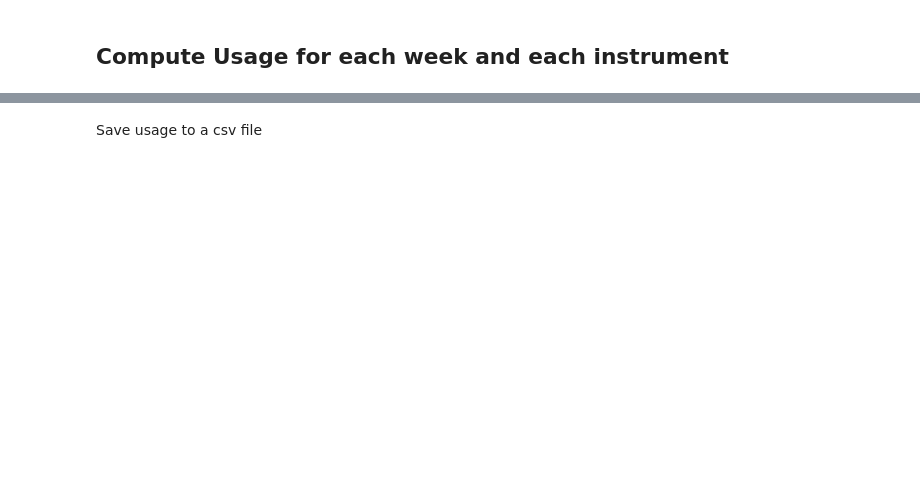
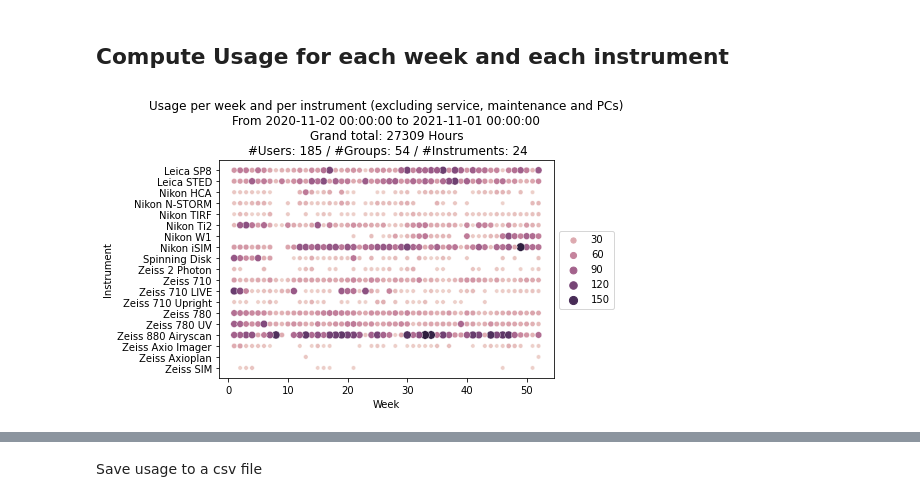
Before and after one commit to jboulanger/UsageStats, a Jupyter notebook: Usage Stats Analytics.ipynb, the cells around one changed output, grey strips where cells are left out. Cells and saved outputs as stored; diff of their text form; code cells hidden in the pictures; blank space fills up the shorter version.

```diff
--- a/Usage Stats Analytics.ipynb
+++ b/Usage Stats Analytics.ipynb
@@ -256,8 +360,10 @@ usage = get_usage_by_instrument(bookings, start_date=start_date, num_weeks=num_w
 # %%
 sns.scatterplot(data=usage[usage['Usage']>0].sort_values('Instrument'),x='Week',y='Instrument',hue='Usage',size='Usage')
 plt.legend(bbox_to_anchor=(1,0.7))
-plt.title('Usage per week and per instrument (excluding service, maintenance and PCs)')
+plt.title('Usage per week and per instrument (excluding service, maintenance and PCs)'+info_str)
 plt.savefig('usage-per-instrument-per-week-blot.pdf',pad_inches=1.2,bbox_inches='tight')
+# %% [output]
+[figure, added]
 # %%
 import numpy as np
 # figure for each instruments
```
Also changed, not shown: parts of 15 cells of this notebook.
